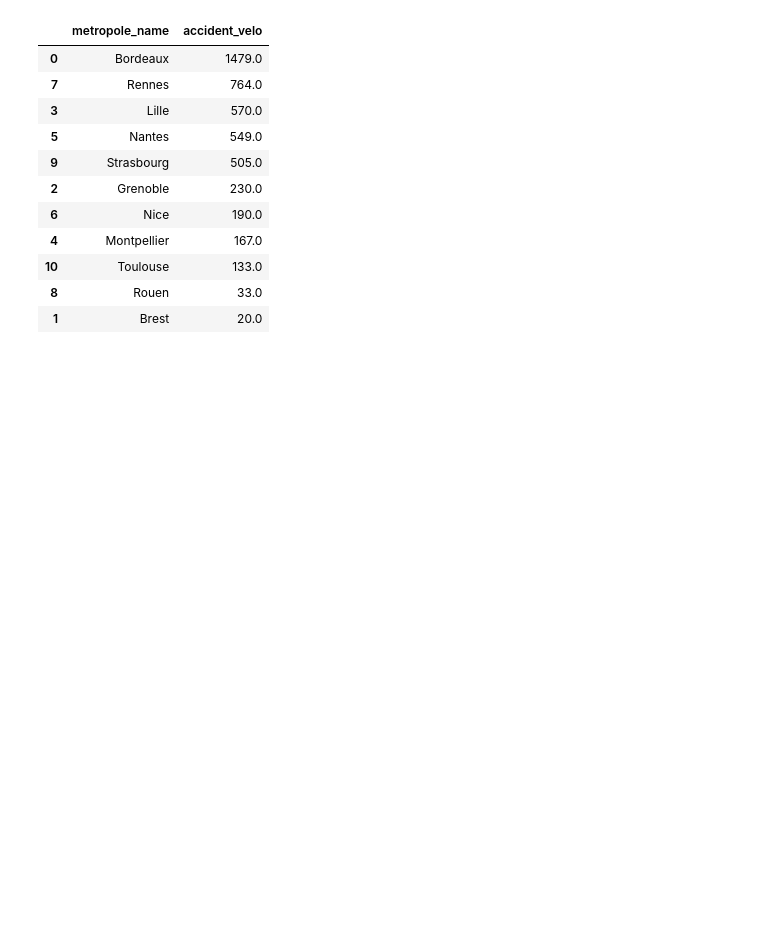
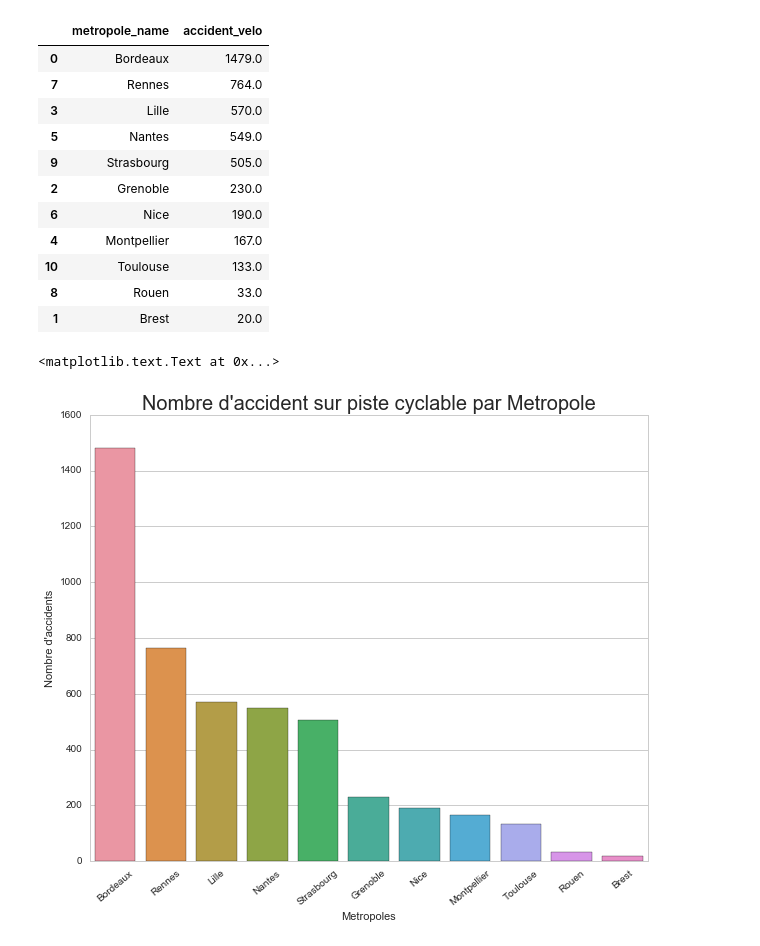
Before and after one commit to armgilles/datafactBDX, a Jupyter notebook: Explore_data.ipynb, the cells around one changed output. Drawn from its saved outputs; the diff is of its cells as text; code cells hidden in the pictures; blank space fills up the shorter version.

Commit message:
Add graph for bike accident + licence and period

```diff
--- a/Explore_data.ipynb
+++ b/Explore_data.ipynb
@@ -514,7 +512,9 @@ ville_metro_acc_bike.accident_velo.fillna(0, inplace=True)
 # %%
 metro_acc_bike = ville_metro_acc_bike.groupby('metropole_name')['accident_velo'].sum().reset_index()
 # %%
-metro_acc_bike.sort_values('accident_velo', ascending=0)
+
+metro_acc_bike.sort_values('accident_velo', ascending=0, inplace=True)
+metro_acc_bike
 # %% [output]
 |  | metropole_name | accident_velo |
 | 0 | Bordeaux | 1479.0 |
@@ -528,3 +528,13 @@ metro_acc_bike.sort_values('accident_velo', ascending=0)
 | 10 | Toulouse | 133.0 |
 | 8 | Rouen | 33.0 |
 | 1 | Brest | 20.0 |
+# %%
+plt.figure(figsize=(10, 8))
+ax = sns.barplot(x="metropole_name", y="accident_velo", data=metro_acc_bike)
+ax.set_ylabel("Nombre d'accidents")
+ax.set_xlabel("Metropoles")
+ax.set_xticklabels(metro_acc_bike.metropole_name.tolist(), rotation=40)
+ax.set_title("Nombre d'accident sur piste cyclable par Metropole", fontsize=20)
+# %% [output]
+<matplotlib.text.Text at 0x...>
+[figure, added]
```
Also changed, not shown: parts of 3 cells of this notebook.
